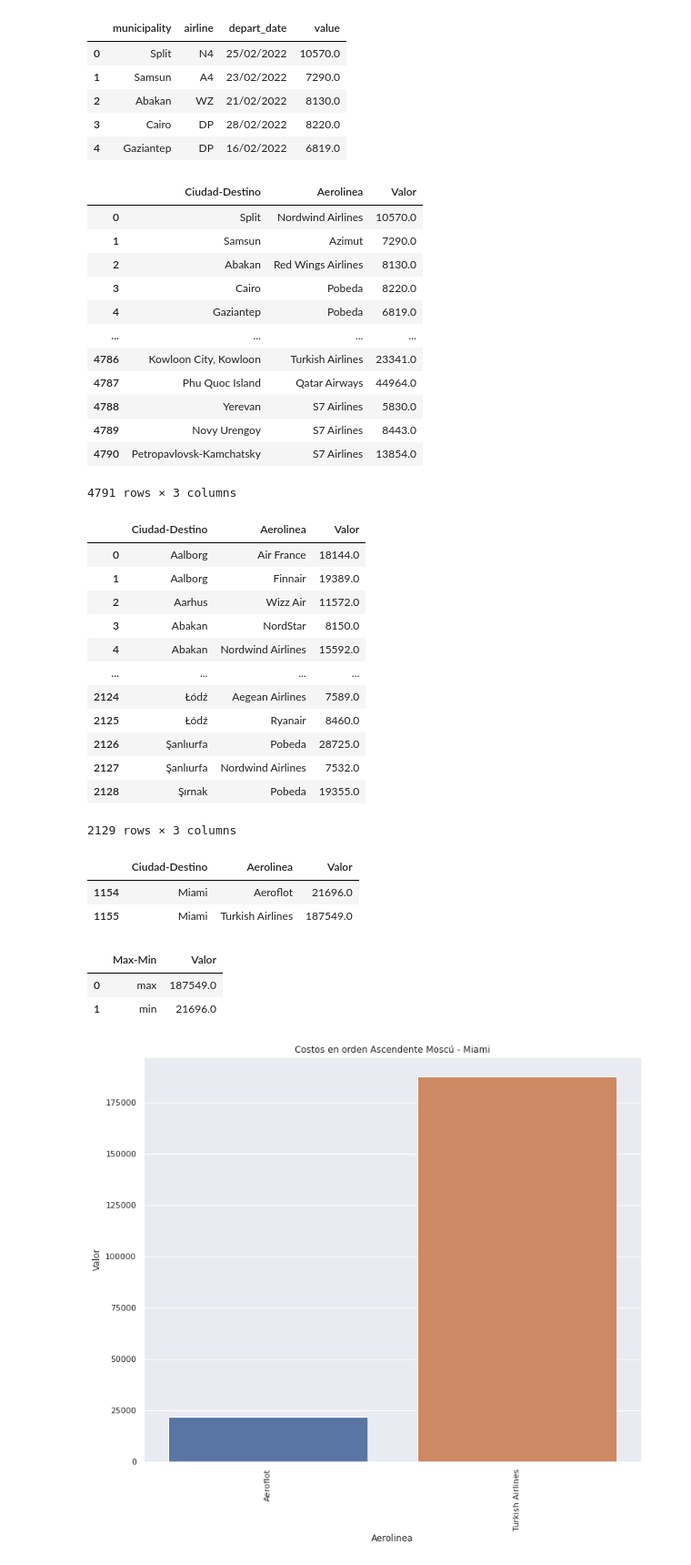
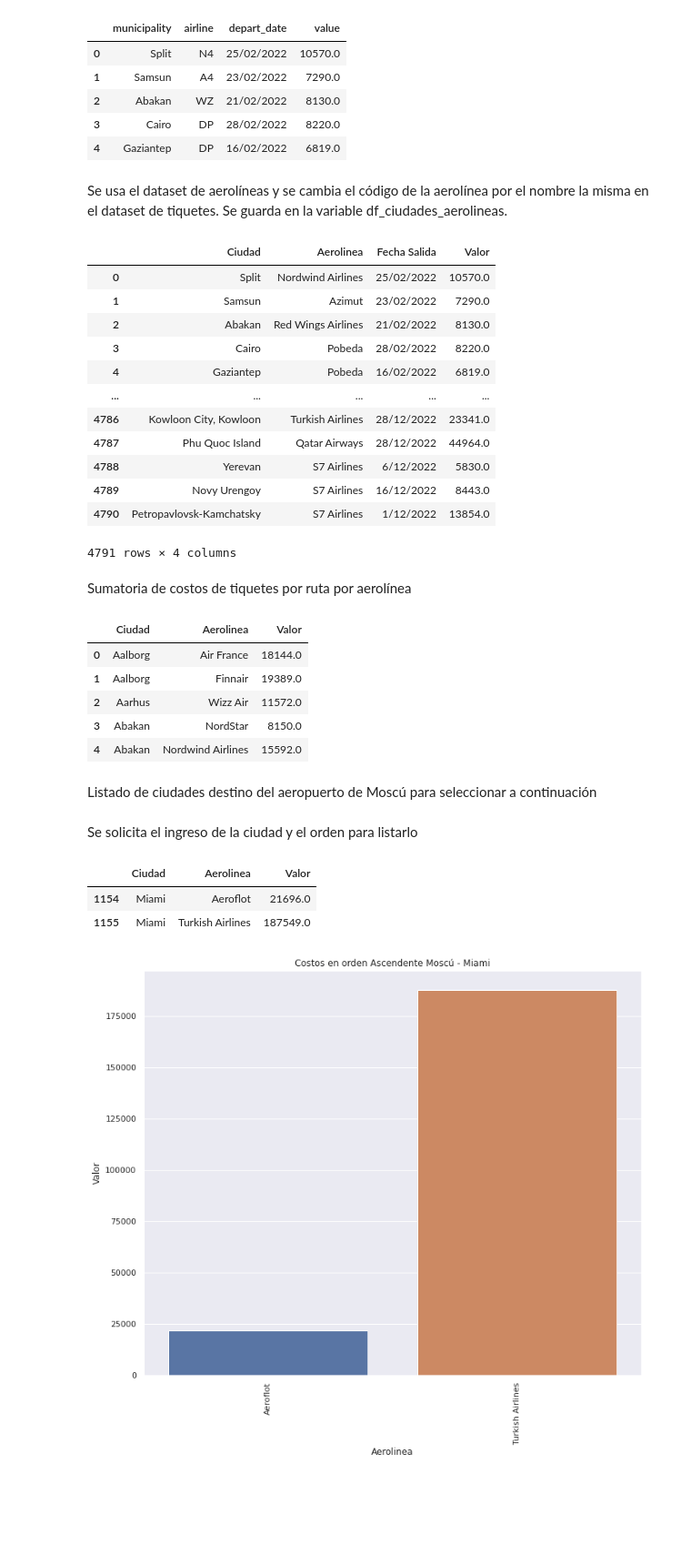
Before and after one commit to juandahur/ML-UdeA-Reto-Tec, a Jupyter notebook: Reto_Tecnologico.ipynb, the cells around one changed output. Shown at 91% size. Cells and saved outputs as stored; diff of their text form; code cells hidden in the pictures; blank space fills up the shorter version.

```diff
--- a/Reto_Tecnologico.ipynb
+++ b/Reto_Tecnologico.ipynb
@@ -157,47 +159,46 @@ ticket_dataset_ciudades.head()
 | 2 | Abakan | WZ | 21/02/2022 | 8130.0 |
 | 3 | Cairo | DP | 28/02/2022 | 8220.0 |
 | 4 | Gaziantep | DP | 16/02/2022 | 6819.0 |
+# %% [markdown]
+Se usa el dataset de aerolíneas y se cambia el código de la aerolínea por el nombre la misma en el dataset de tiquetes. Se guarda en la variable df_ciudades_aerolineas.
 # %%
 df_ciudades_aerolineas = ticket_dataset_ciudades.merge(
     airlines[['name_translations.en','code']],
     left_on = 'airline',
     right_on = 'code',
     how = 'left'
-)[['municipality','name_translations.en','value']]
-df_ciudades_aerolineas.rename(columns={'municipality':'Ciudad-Destino',
-                        'name_translations.en':'Aerolinea', 'value':'Valor'},
+)[['municipality','name_translations.en','depart_date','value']]
+df_ciudades_aerolineas.rename(columns={'municipality':'Ciudad',
+                        'name_translations.en':'Aerolinea', 'depart_date': 'Fecha Salida','value':'Valor'},
                inplace=True)
 df_ciudades_aerolineas
 # %% [output]
-|  | Ciudad-Destino | Aerolinea | Valor |
-| 0 | Split | Nordwind Airlines | 10570.0 |
-| 1 | Samsun | Azimut | 7290.0 |
-| 2 | Abakan | Red Wings Airlines | 8130.0 |
-| 3 | Cairo | Pobeda | 8220.0 |
-| 4 | Gaziantep | Pobeda | 6819.0 |
-| ... | ... | ... | ... |
-| 4786 | Kowloon City, Kowloon | Turkish Airlines | 23341.0 |
-| 4787 | Phu Quoc Island | Qatar Airways | 44964.0 |
-| 4788 | Yerevan | S7 Airlines | 5830.0 |
-| 4789 | Novy Urengoy | S7 Airlines | 8443.0 |
-| 4790 | Petropavlovsk-Kamchatsky | S7 Airlines | 13854.0 |
+|  | Ciudad | Aerolinea | Fecha Salida | Valor |
+| 0 | Split | Nordwind Airlines | 25/02/2022 | 10570.0 |
+| 1 | Samsun | Azimut | 23/02/2022 | 7290.0 |
+| 2 | Abakan | Red Wings Airlines | 21/02/2022 | 8130.0 |
+| 3 | Cairo | Pobeda | 28/02/2022 | 8220.0 |
+| 4 | Gaziantep | Pobeda | 16/02/2022 | 6819.0 |
+| ... | ... | ... | ... | ... |
+| 4786 | Kowloon City, Kowloon | Turkish Airlines | 28/12/2022 | 23341.0 |
+| 4787 | Phu Quoc Island | Qatar Airways | 28/12/2022 | 44964.0 |
+| 4788 | Yerevan | S7 Airlines | 6/12/2022 | 5830.0 |
+| 4789 | Novy Urengoy | S7 Airlines | 16/12/2022 | 8443.0 |
+| 4790 | Petropavlovsk-Kamchatsky | S7 Airlines | 1/12/2022 | 13854.0 |
-4791 rows × 3 columns
+4791 rows × 4 columns
+# %% [markdown]
+Sumatoria de costos de tiquetes por ruta por aerolínea
 # %%
 #ticket_dataset_ruta = ticket_dataset[['destination','value','airline']].groupby(['destination','airline','value']).sum().sort_values('destination',ascending=True).reset_index()
-df_suma_destino_aerolinea = df_ciudades_aerolineas.groupby(['Ciudad-Destino','Aerolinea']).sum('Valor').sort_values('Ciudad-Destino',ascending=True).reset_index()
-df_suma_destino_aerolinea
+df_suma_destino_aerolinea = df_ciudades_aerolineas.groupby(['Ciudad','Aerolinea']).sum('Valor').sort_values('Ciudad',ascending=True).reset_index()
+df_suma_destino_aerolinea.head(5)
 # %% [output]
-|  | Ciudad-Destino | Aerolinea | Valor |
+|  | Ciudad | Aerolinea | Valor |
 | 0 | Aalborg | Air France | 18144.0 |
 | 1 | Aalborg | Finnair | 19389.0 |
 | 2 | Aarhus | Wizz Air | 11572.0 |
 | 3 | Abakan | NordStar | 8150.0 |
 | 4 | Abakan | Nordwind Airlines | 15592.0 |
-| ... | ... | ... | ... |
-| 2124 | Łódź | Aegean Airlines | 7589.0 |
-| 2125 | Łódź | Ryanair | 8460.0 |
-| 2126 | Şanlıurfa | Pobeda | 28725.0 |
-| 2127 | Şanlıurfa | Nordwind Airlines | 7532.0 |
-| 2128 | Şırnak | Pobeda | 19355.0 |
-2129 rows × 3 columns
+# %% [markdown]
+Listado de ciudades destino del aeropuerto de Moscú para seleccionar a continuación
 # %%
@@ -205,3 +206,5 @@ df_suma_destino_aerolinea['Ciudad-Destino'].unique()
+# %% [markdown]
+Se solicita el ingreso de la ciudad y el orden para listarlo
 # %%
 ciudad_seleccionada = 'Miami'
 
@@ -214,23 +217,12 @@ elif orden == 'D':
   ascendente = False
   orden_graficar = 'Descendente'
 
-df_max_min_destino = df_suma_destino_aerolinea[df_suma_destino_aerolinea['Ciudad-Destino']==ciudad_seleccionada].sort_values('Valor',ascending = orden )
+df_max_min_destino = df_suma_destino_aerolinea[df_suma_destino_aerolinea['Ciudad']==ciudad_seleccionada].sort_values('Valor',ascending = orden )
 df_max_min_destino
 # %% [output]
-|  | Ciudad-Destino | Aerolinea | Valor |
+|  | Ciudad | Aerolinea | Valor |
 | 1154 | Miami | Aeroflot | 21696.0 |
 | 1155 | Miami | Turkish Airlines | 187549.0 |
-# %%
-df_max_min_destino1 = df_suma_destino_aerolinea[df_suma_destino_aerolinea['Ciudad-Destino']==ciudad_seleccionada].agg({
-    'Valor' : ['max','min']
-}).reset_index()
-
-df_max_min_destino1.rename(columns={'index':'Max-Min'},inplace=True)
-df_max_min_destino1
-# %% [output]
-|  | Max-Min | Valor |
-| 0 | max | 187549.0 |
-| 1 | min | 21696.0 |
 # %%
 sns.set(rc={"figure.figsize":(12,10)})
 sns.barplot(x ="Aerolinea", y ="Valor", data = df_max_min_destino)
```
Also changed, not shown: parts of 29 cells of this notebook.
